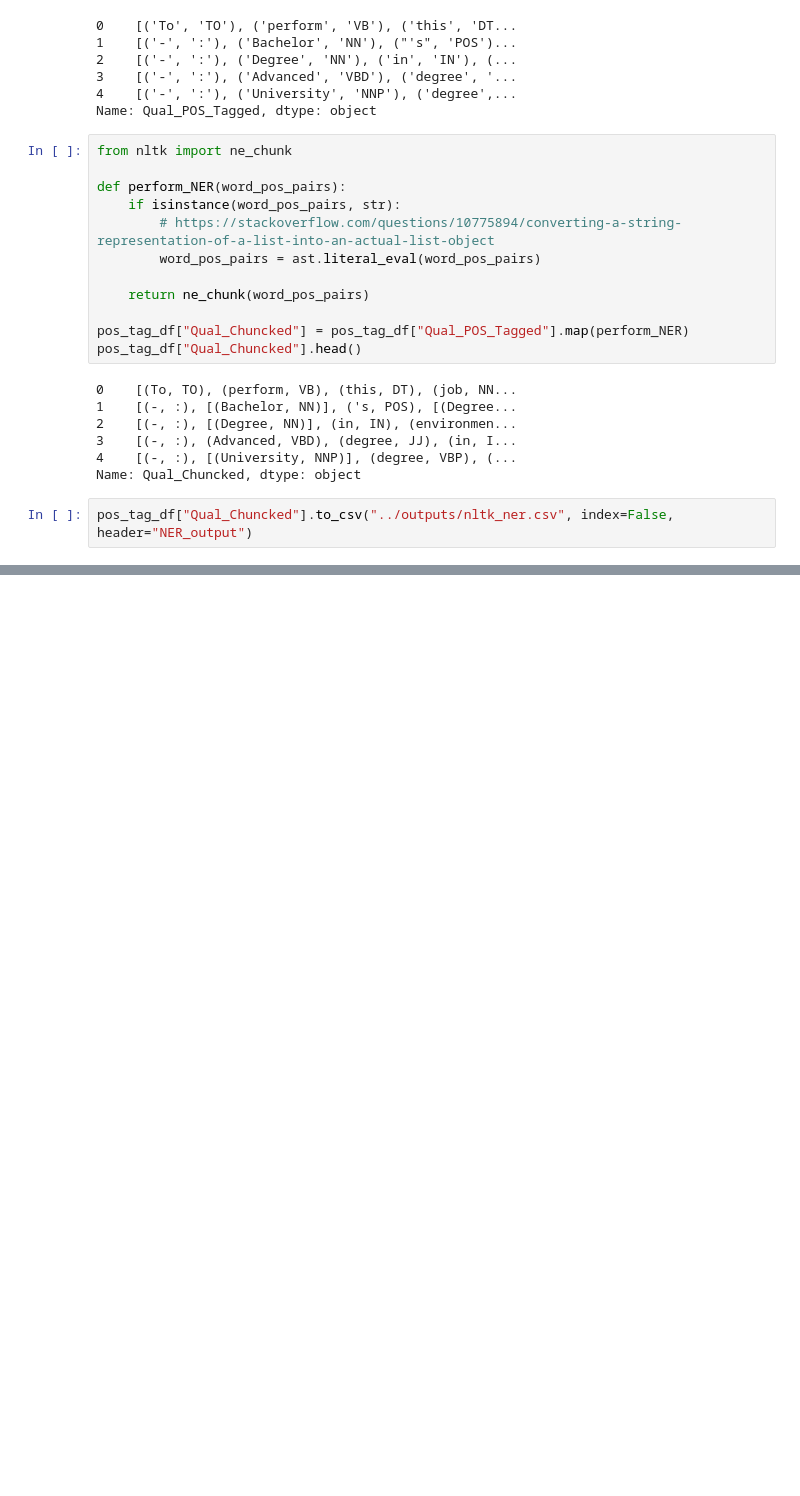
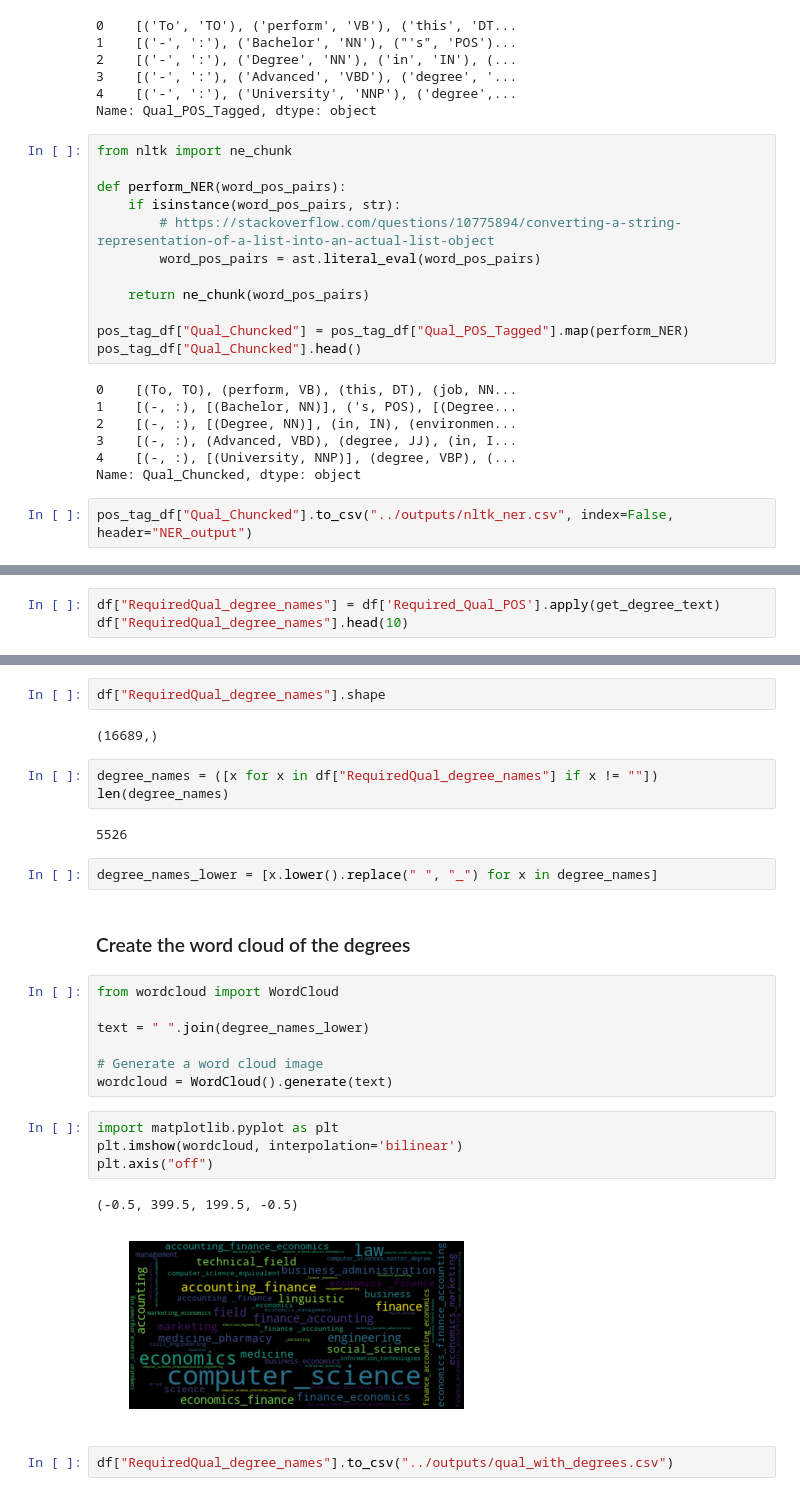
Before and after one commit to lppier/Armenian_Online_Job_Postings_Text_Mining, a Jupyter notebook: Anurag/3 - POS tagging.ipynb, the cells around one changed output, grey strips where cells are left out. Saved outputs shown, nothing was run; the diff lists cells and outputs as text; blank space fills up the shorter version.

Commit message:
Add code to extract degrees

```diff
--- a/Anurag/3 - POS tagging.ipynb
+++ b/Anurag/3 - POS tagging.ipynb
@@ -183,0 +236,3 @@ pos_tag_df["Qual_Chuncked"].to_csv("../outputs/nltk_ner.csv", index=False, heade
+# %%
+df["RequiredQual_degree_names"] = df['Required_Qual_POS'].apply(get_degree_text)
+df["RequiredQual_degree_names"].head(10)
@@ -183,0 +258,29 @@ pos_tag_df["Qual_Chuncked"].to_csv("../outputs/nltk_ner.csv", index=False, heade
+# %%
+df["RequiredQual_degree_names"].shape
+# %% [output]
+(16689,)
+# %%
+degree_names = ([x for x in df["RequiredQual_degree_names"] if x != ""])
+len(degree_names)
+# %% [output]
+5526
+# %%
+degree_names_lower = [x.lower().replace(" ", "_") for x in degree_names]
+# %% [markdown]
+### Create the word cloud of the degrees
+# %%
+from wordcloud import WordCloud
+
+text = " ".join(degree_names_lower)
+
+# Generate a word cloud image
+wordcloud = WordCloud().generate(text)
+# %%
+import matplotlib.pyplot as plt
+plt.imshow(wordcloud, interpolation='bilinear')
+plt.axis("off")
+# %% [output]
+(-0.5, 399.5, 199.5, -0.5)
+[figure, added]
+# %%
+df["RequiredQual_degree_names"].to_csv("../outputs/qual_with_degrees.csv")
```
Also changed, not shown: parts of 7 cells of this notebook, 1 other file.
